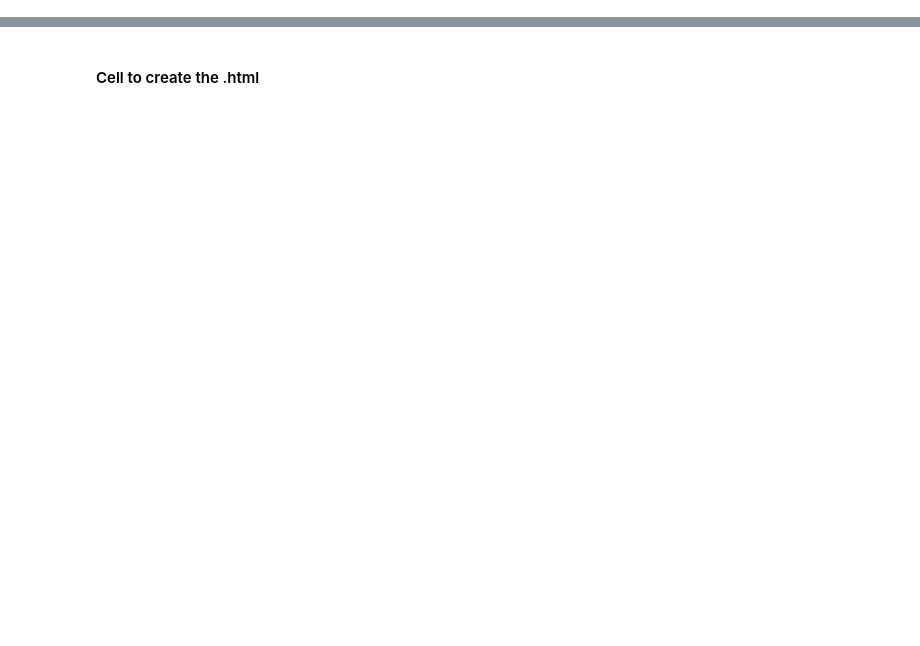
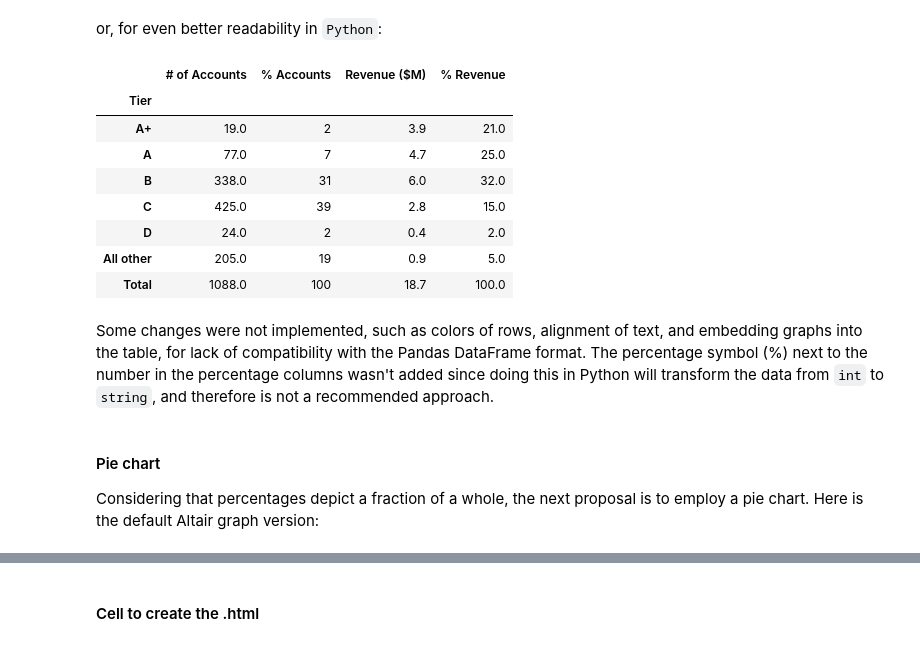
Before and after one commit to maisafraiz/storytelling_with_altair, a Jupyter notebook: index.ipynb, the cells around one changed output, grey strips where cells are left out. Saved outputs shown, nothing was run; the diff lists cells and outputs as text; code cells hidden in the pictures; blank space fills up the shorter version.

Commit message:
Add 2_1 into index

```diff
--- a/index.ipynb
+++ b/index.ipynb
@@ -21,0 +171,21 @@ import nbformat
+# %% [markdown]
+or, for even better readability in `Python`:
+# %%
+table.set_index("Tier")
+# %% [output]
+|  | # of Accounts | % Accounts | Revenue ($M) | % Revenue |
+| Tier |  |  |  |  |
+| A+ | 19.0 | 2 | 3.9 | 21.0 |
+| A | 77.0 | 7 | 4.7 | 25.0 |
+| B | 338.0 | 31 | 6.0 | 32.0 |
+| C | 425.0 | 39 | 2.8 | 15.0 |
+| D | 24.0 | 2 | 0.4 | 2.0 |
+| All other | 205.0 | 19 | 0.9 | 5.0 |
+| Total | 1088.0 | 100 | 18.7 | 100.0 |
+# %% [markdown]
+Some changes were not implemented, such as colors of rows, alignment of text, and embedding graphs into the table, for lack of compatibility with the Pandas DataFrame format. The percentage symbol (%) next to the number in the percentage columns wasn't added since doing this in Python will transform the data from `int` to `string`, and therefore is not a recommended approach.
+# %% [markdown]
+#### Pie chart
+
+Considering that percentages depict a fraction of a whole, the next proposal is to employ a pie chart.
+Here is the default Altair graph version:
```
Also changed, not shown: parts of 86 cells of this notebook, 20 other files.
